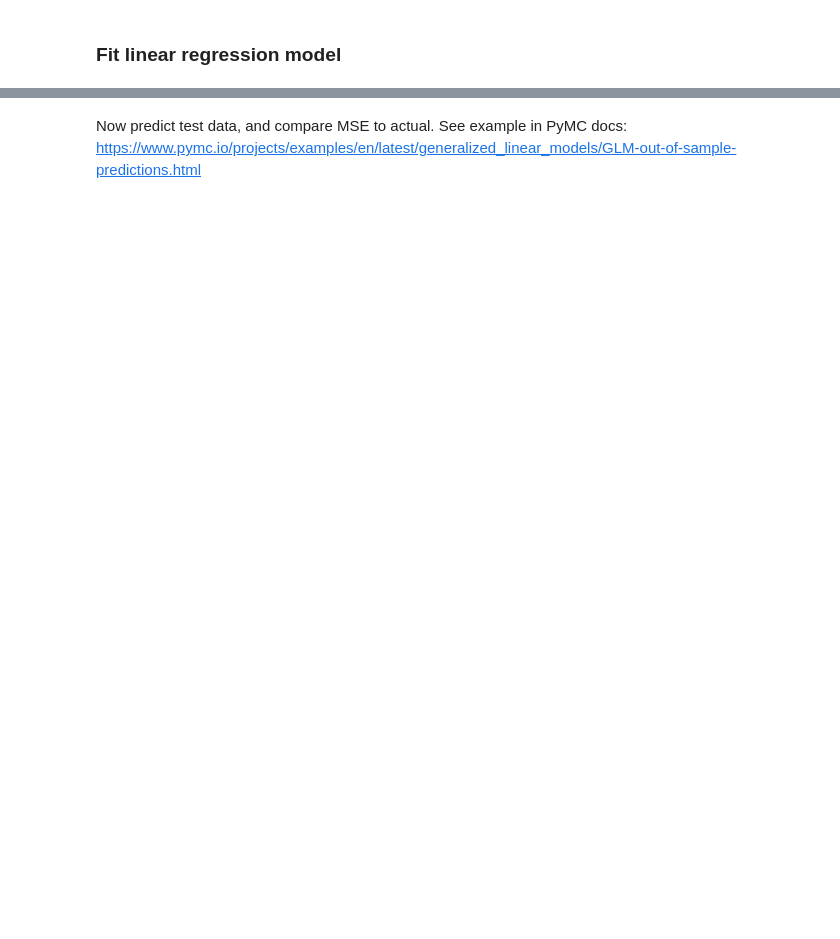
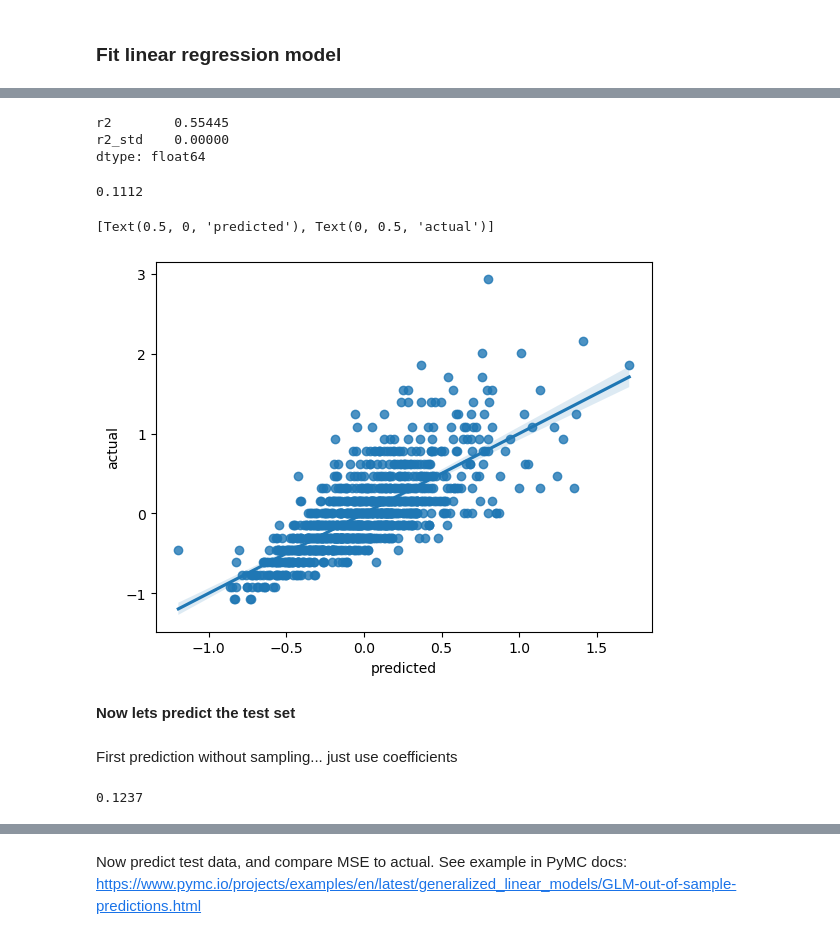
Before and after one commit to spencervore-dev/bayesian_neural_net_course_project, a Jupyter notebook: Project_Code_VoreSpencer.ipynb, the cells around one changed output, grey strips where cells are left out. Saved outputs shown, nothing was run; the diff lists cells and outputs as text; code cells hidden in the pictures; blank space fills up the shorter version.

```diff
--- a/Project_Code_VoreSpencer.ipynb
+++ b/Project_Code_VoreSpencer.ipynb
@@ -284,0 +303,20 @@ Sampling: [age_of_tree]
+# %%
+az.r2_score(y_train, y_pred)
+# %% [output]
+r2        0.55445
+r2_std    0.00000
+dtype: float64
+# %%
+round(mean_squared_error(y_train, y_pred), 4)
+# %% [output]
+0.1112
+# %%
+plot = sns.regplot(x=y_pred, y=y_train)
+plot.set(xlabel="predicted", ylabel="actual")
+# %% [output]
+[Text(0.5, 0, 'predicted'), Text(0, 0.5, 'actual')]
+[figure, added]
+# %% [markdown]
+**Now lets predict the test set**
+# %% [markdown]
+First prediction without sampling... just use coefficients
@@ -284,0 +327,4 @@ Sampling: [age_of_tree]
+# %%
+round(mean_squared_error(y_test, y_pred_test_nosample), 4)
+# %% [output]
+0.1237
```
Also changed, not shown: parts of 53 cells of this notebook.
